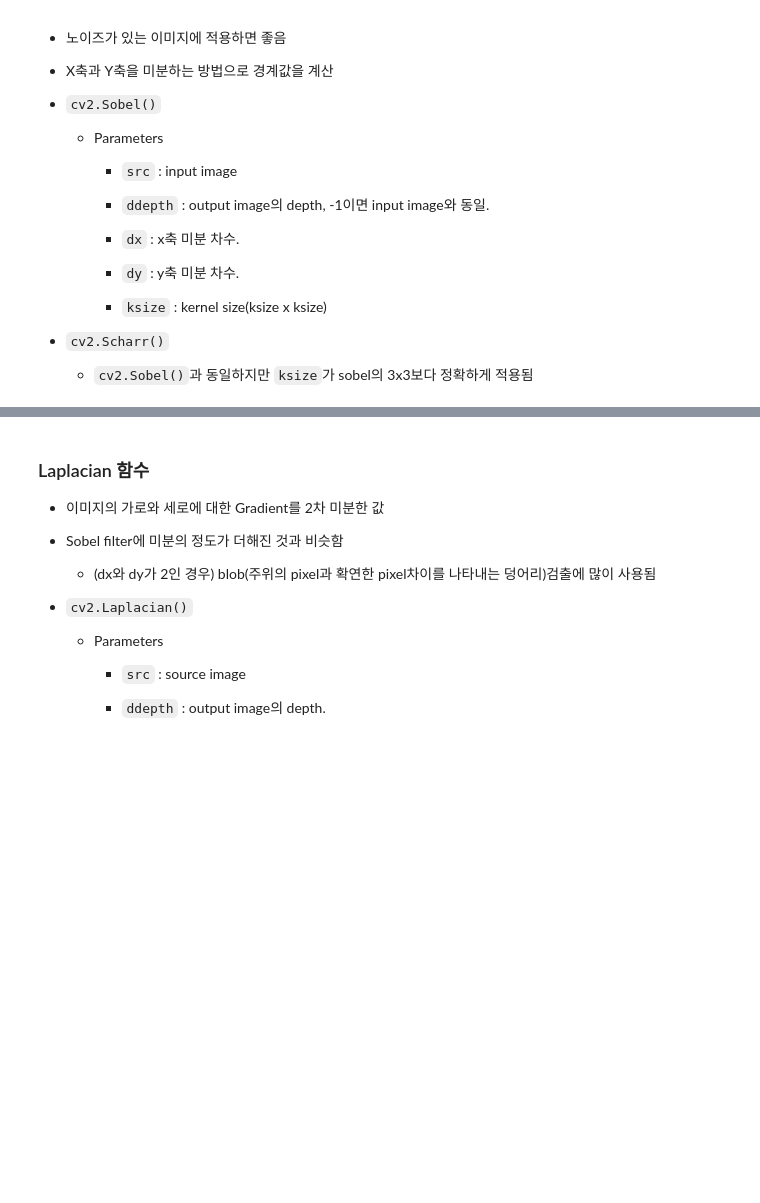
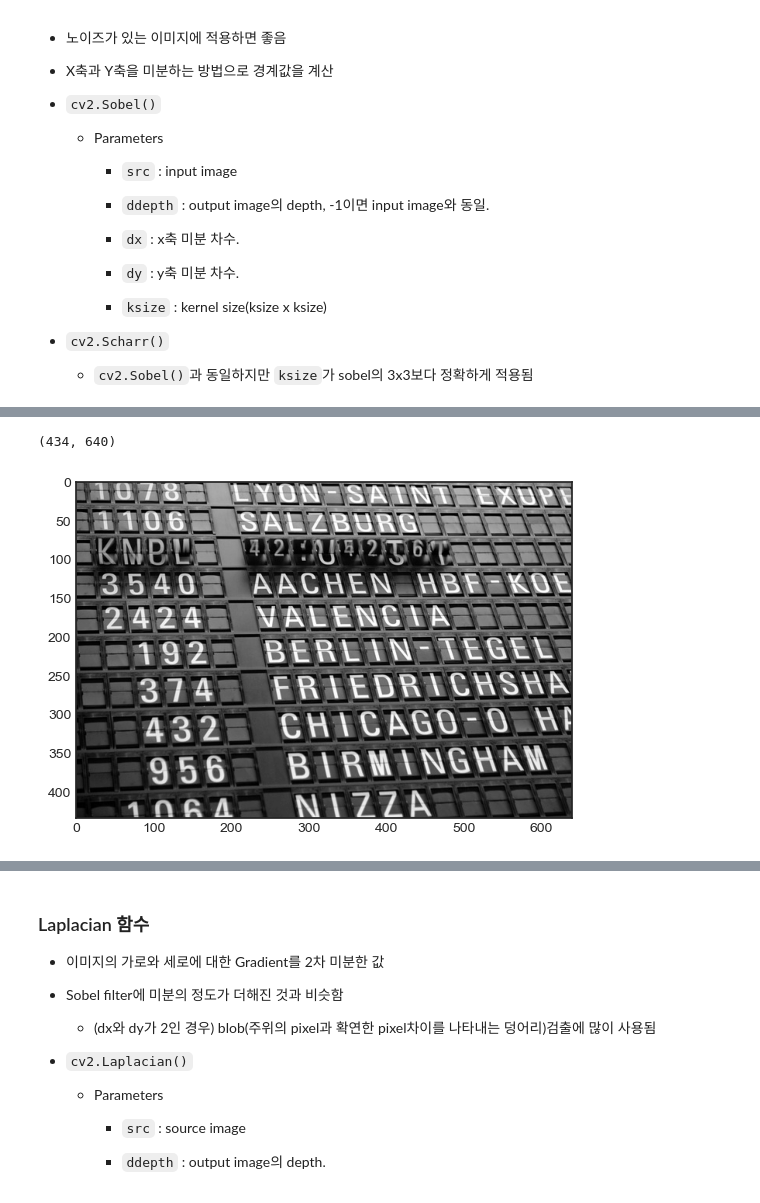
Before and after one commit to kksoo1769/study, a Jupyter notebook: code/computer_vision/01.OpenCV/07.image_gradients.ipynb, the cells around one changed output, grey strips where cells are left out. Cells and saved outputs as stored; diff of their text form; code cells hidden in the pictures; blank space fills up the shorter version.

```diff
--- a/code/computer_vision/01.OpenCV/07.image_gradients.ipynb
+++ b/code/computer_vision/01.OpenCV/07.image_gradients.ipynb
@@ -1,5 +1,11 @@
 # %% [markdown]
 - 코드 출처 : https://opencv-python.readthedocs.io/en/latest/index.html
+# %%
+import numpy as np
+import cv2
+
+import matplotlib.pyplot as plt
+plt.style.use('seaborn-v0_8-white')
 # %% [markdown]
 # Image Gradients
 
@@ -34,3 +40,14 @@
   ![](https://cdn.pixabay.com/photo/2020/02/20/19/48/travel-4865665_960_720.jpg)
 
   <sub>[이미지 출처] https://pixabay.com/photos/travel-flight-schedule-ad-plan-4865665/</sub>
+# %%
+img = cv2.imread('./img/travel.jpg', cv2.IMREAD_GRAYSCALE)
+
+img.shape
+# %% [output]
+(434, 640)
+# %%
+plt.imshow(img, cmap='gray')
+plt.show()
+# %% [output]
+[figure, added]
```
Also changed, not shown: parts of 19 cells of this notebook, 1 other file.
